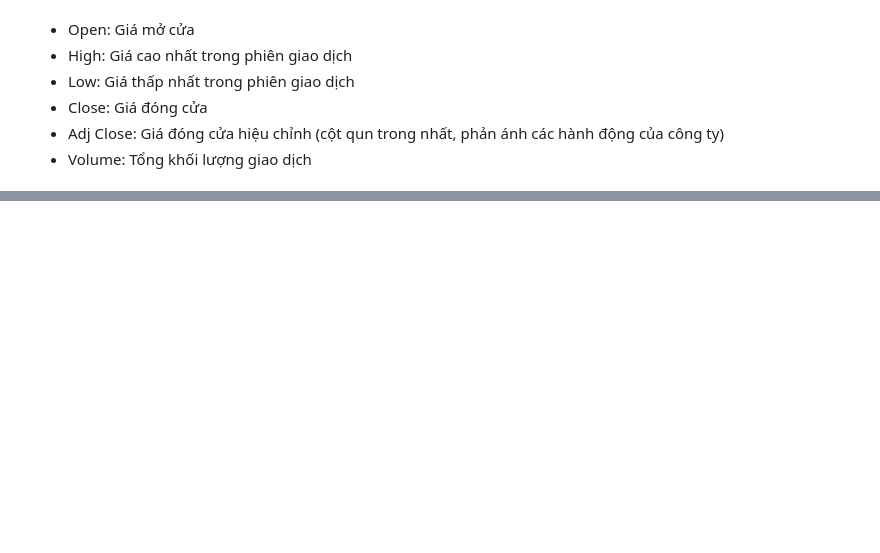
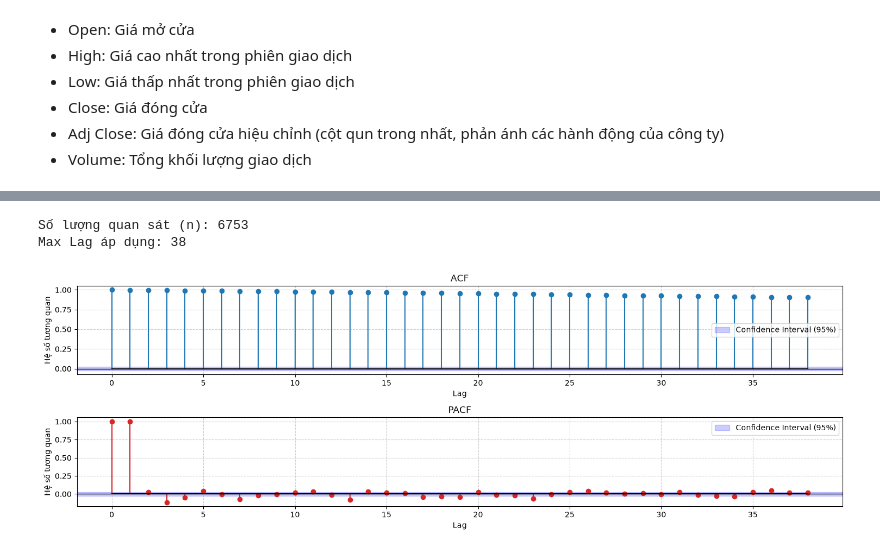
Before and after one commit to Quanbro07/data-mining, a Jupyter notebook: part_a.ipynb, the cells around one changed output, grey strips where cells are left out. Saved outputs shown, nothing was run; the diff lists cells and outputs as text; code cells hidden in the pictures; blank space fills up the shorter version.

```diff
--- a/part_a.ipynb
+++ b/part_a.ipynb
@@ -171,0 +149,29 @@ print(lag_dict)
+# %%
+# thuật toán Dubrin-Levinson
+def calc_pacf(X: pd.Series, max_lag: int, acf: None) -> np.array:
+
+    acf = calc_acf(X, max_lag) if acf is None else acf
+
+    pacf = np.zeros(max_lag + 1)
+    pacf[0] = 1.0
+
+    if max_lag == 0:
+        return pacf
+
+    phi = np.zeros((max_lag + 1, max_lag + 1))
+
+    phi[1, 1] = acf[1]
+    pacf[1] = phi[1, 1]
+
+    for k in range(2, max_lag + 1):
+
+        num = acf[k] - np.sum(phi[k-1, 1:k] * acf[k-1:0:-1])
+        den = 1.0 - np.sum(phi[k-1, 1:k] * acf[1:k])
+
+        phi[k, k] = num / den
+        pacf[k] = phi [k, k]
+
+        for j in range(1, k):
+            phi[k, j] = phi[k-1, j] - phi[k, k] * phi[k-1, k-j]
+
+    return pacf
@@ -171,0 +227,18 @@ print(lag_dict)
+# %%
+def init_acf_pacf(series: pd.Series):
+    n = len(series)
+    max_lag = calc_max_lag(series)
+
+    print(f"Số lượng quan sát (n): {n}")
+    print(f"Max Lag áp dụng: {max_lag}")
+
+    acf = calc_acf(series, max_lag)
+    pacf = calc_pacf(series, max_lag)
+
+    plot_acf_and_pacf(acf, pacf, n)
+# %%
+init_acf_pacf(df_close_serires)
+# %% [output]
+Số lượng quan sát (n): 6753
+Max Lag áp dụng: 38
+[figure, added]
```
Also changed, not shown: parts of 31 cells of this notebook, 1 other file.
